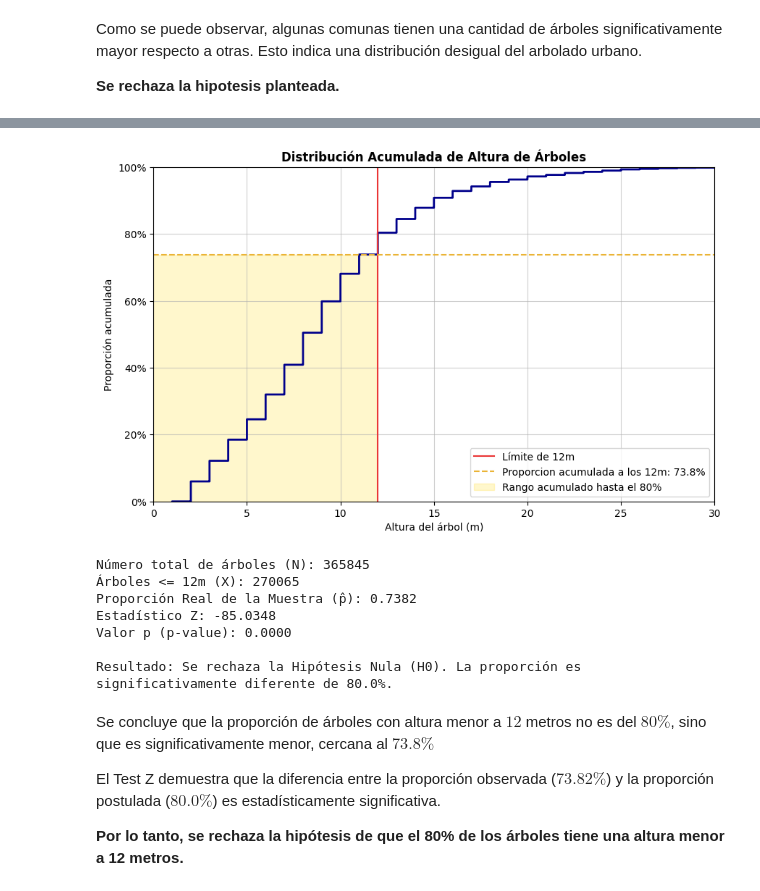
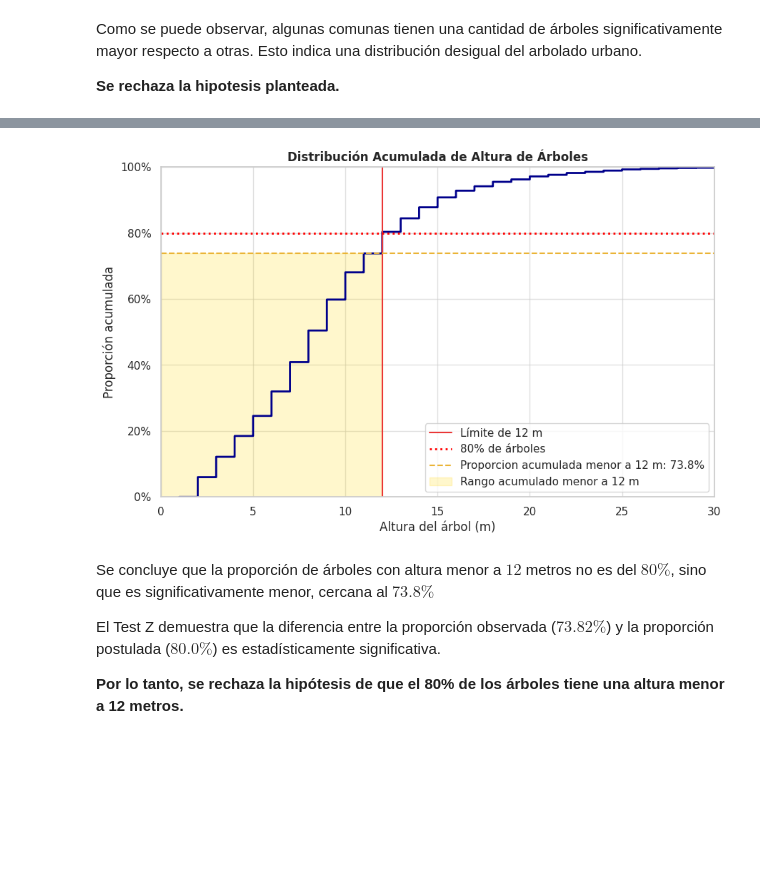
Before and after one commit to valentinabulat/TPFundamentos, a Jupyter notebook: Grupo10-TpeFundamentos.ipynb, the cells around one changed output, grey strips where cells are left out. Drawn from its saved outputs; the diff is of its cells as text; code cells hidden in the pictures; blank space fills up the shorter version.

```diff
--- a/Grupo10-TpeFundamentos.ipynb
+++ b/Grupo10-TpeFundamentos.ipynb
@@ -427,88 +352,46 @@ datasetH2 = copiaDataset[["altura_arbol"]].copy()
 altura_p80 = np.percentile(copiaDataset["altura_arbol"].dropna(), 80)
 
 # Cálculo de la proporción acumulada en el límite de 12 m
-proporcion_12m_real = (copiaDataset["altura_arbol"].dropna() < limite).mean()  #DA 80.4%, NO ME DA COMO DIJO ROSANA (MENOS DEL 80%) -->ERA POR EL IGUAAAAAAL
+proporcion_12m_real = (copiaDataset["altura_arbol"].dropna() < limite).mean()
 
 plt.figure(figsize=(10, 6))
 
 # crear el Gráfico de Distribución Acumulada (CDF)
 sns.ecdfplot(data=copiaDataset, x='altura_arbol', color='darkblue', linewidth=2)
 
 # Marcar los Límites de la Hipótesis (Eje X, 12 mt)
-plt.axvline(x=limite, color="#EA3636", linestyle='-', linewidth=1.5, label=f"Límite de {limite}m")
+plt.axvline(x=limite, color="#EA3636", linestyle='-', linewidth=1.5, label=f"Límite de {limite} m")
 
-# Línea Horizontal para el VALOR EN 12M
+plt.axhline(proporcion_hipotesis, color="red", linestyle=':', linewidth=2,
+            label=f"{proporcion_hipotesis:.0%} de árboles")
 plt.axhline(proporcion_12m_real, color="#EAB436", linestyle='--', linewidth=1.5,
-            label=f'Proporcion acumulada a los {limite}m: {proporcion_12m_real:.1%}')
-#HACEMOS ESTA LINEA ?? O EN EL 80%??
+            label=f'Proporcion acumulada menor a {limite} m: {proporcion_12m_real:.1%}')
+
 
 # marca los porcentaje en eje Y
 plt.gca().yaxis.set_major_formatter(PercentFormatter(1))  # "1" indica que el máximo es 1.0 (100%)
 
 # Sombrear SOLO hasta el percentil 80
 plt.axvspan(
     xmin=0,
-    xmax=altura_p80,
+    xmax=limite,
     ymin=0,
     ymax=proporcion_12m_real,
     color='gold',
     alpha=0.20,
-    label='Rango acumulado hasta el 80%'
+    label="Rango acumulado menor a 12 m"
 )
 #  Ajustar eje X para evitar demasiado espacio
 plt.xlim(0, max(30, altura_p80 + 5))
 # Etiquetas y título
 plt.title("Distribución Acumulada de Altura de Árboles", fontsize=12, fontweight="bold")
 plt.xlabel("Altura del árbol (m)")
 plt.ylabel("Proporción acumulada")
 plt.legend(loc='lower right')
 plt.grid(True, linestyle='-', alpha=0.6)
 plt.show()
-
-"""inspeccion es el grafico
-test proporcion , test t
-"""
-from statsmodels.stats.proportion import proportions_ztest #ver si lo usamos, lo hice porq antes me daba 80,4% y queria ver la diferencia
-
-# a) Calcular los valores requeridos (X y N)
-
-arboles_sin_nan = copiaDataset["altura_arbol"].dropna()
-
-# X = Número de "éxitos" (árboles < 12 metros)
-exitos = (arboles_sin_nan < limite).sum()
-
-# N = Número total de observaciones válidas
-nobs = len(arboles_sin_nan)
-
-# b) Realizar el Test de Proporción (Z-test)
-z_stat, p_value = proportions_ztest(
-    count=exitos,
-    nobs=nobs,
-    value=proporcion_hipotesis
-)
-
-# c) Imprimir resultados
-print(f"Número total de árboles (N): {nobs}")
-print(f"Árboles <= {limite}m (X): {exitos}")
-print(f"Proporción Real de la Muestra (p̂): {exitos/nobs:.4f}")
-print(f"Estadístico Z: {z_stat:.4f}")
-print(f"Valor p (p-value): {p_value:.4f}")
-
-# d) Conclusión (usando un nivel de significancia α=0.05)
-alfa = 0.05
-if p_value < alfa:
-    print(f"\nResultado: Se rechaza la Hipótesis Nula (H0). La proporción es significativamente diferente de {proporcion_hipotesis*100}%.")
-else:
-    print(f"\nResultado: NO se rechaza la Hipótesis Nula (H0). La proporción no es significativamente diferente de {proporcion_hipotesis*100}%.")
 # %% [output]
-[figure, old version]
+[figure, new version]
-Número total de árboles (N): 365845
-Árboles <= 12m (X): 270065
-Proporción Real de la Muestra (p̂): 0.7382
-Estadístico Z: -85.0348
-Valor p (p-value): 0.0000
-
-Resultado: Se rechaza la Hipótesis Nula (H0). La proporción es significativamente diferente de 80.0%.
 # %% [markdown]
  Se concluye que la proporción de árboles con altura menor a $12$ metros no es del $80\%$, sino que es significativamente menor, cercana al $73.8\%$
 
```
Also changed, not shown: parts of 10 cells of this notebook.
